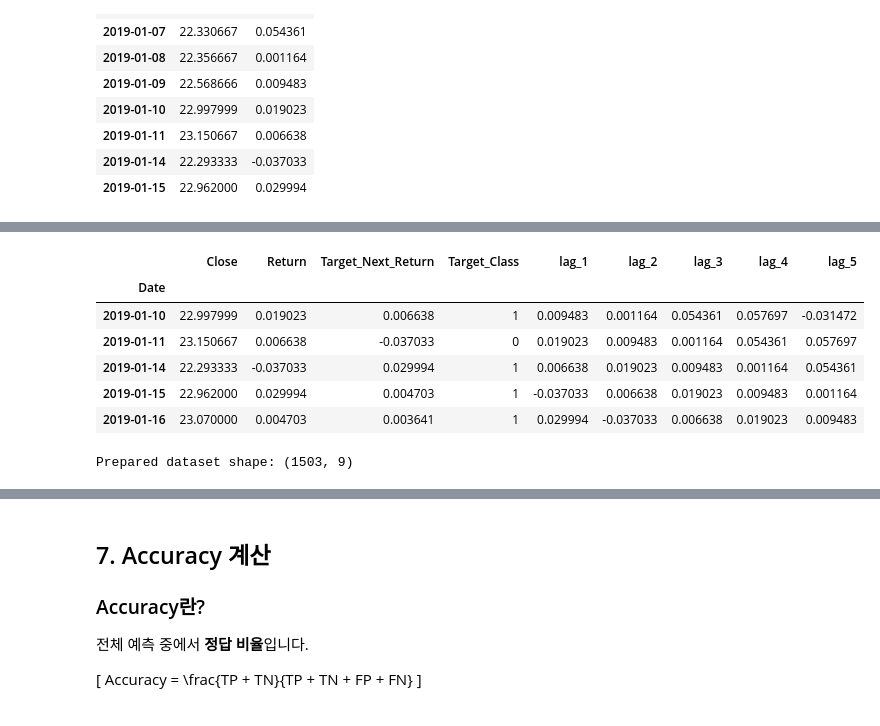
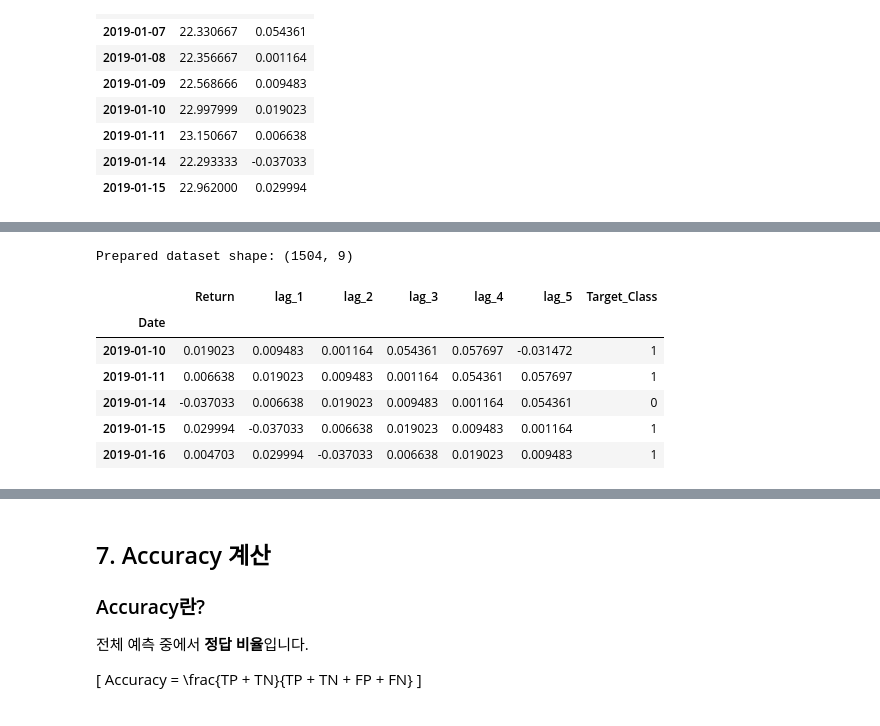
Before and after one commit to nhjung-phd/TimeSeriesAnalysis, a Jupyter notebook: notebooks/42_Classification_Evaluation_Metrics.ipynb, the cells around one changed output, grey strips where cells are left out. Cells and saved outputs as stored; diff of their text form; code cells hidden in the pictures.

```diff
--- a/notebooks/42_Classification_Evaluation_Metrics.ipynb
+++ b/notebooks/42_Classification_Evaluation_Metrics.ipynb
@@ -203,12 +201,3 @@ display(data.head(10))
 | 2019-01-11 | 23.150667 | 0.006638 |
 | 2019-01-14 | 22.293333 | -0.037033 |
 | 2019-01-15 | 22.962000 | 0.029994 |
-# %%
-# ============================================
-# 6. 다음 날 방향성 라벨 생성
-# ============================================
-
-data["Target_Next_Return"] = data["Return"].shift(-1)
-data["Target_Class"] = (data["Target_Next_Return"] > 0).astype(int)
-
-display(data[["Return", "Target_Next_Return", "Target_Class"]].head(10))
@@ -234,0 +204,9 @@ display(data[["Return", "Target_Next_Return", "Target_Class"]].head(10))
+# %%
+# 6. 목표 거래일 t의 상승 여부 라벨 생성
+# 주의: Return.shift(-1)을 목표로 사용한 상태에서 lag_1부터 입력하면
+# 마지막 입력시점(t-1)과 목표시점(t+1)이 두 거래일 벌어집니다.
+# 여기서는 현재 행(t)에 해당하는 Return_t를 라벨로 사용합니다.
+data['Target_Return'] = data['Return']
+data['Target_Class'] = np.where(data['Target_Return'].notna(),
+                                (data['Target_Return'] > 0).astype(int), np.nan)
+display(data[['Return', 'Target_Return', 'Target_Class']].head(10))
@@ -235,23 +237,21 @@ display(data[["Return", "Target_Next_Return", "Target_Class"]].head(10))
 # %%
-# ============================================
-# 7. Lag feature 생성
-# ============================================
-
+# 7. 예측 대상일 t의 직전 수익률 5개 생성
 n_lags = 5
-
 for lag in range(1, n_lags + 1):
-    data[f"lag_{lag}"] = data["Return"].shift(lag)
-
-data = data.dropna().copy()
-
-display(data.head())
-print("Prepared dataset shape:", data.shape)
+    data[f'lag_{lag}'] = data['Return'].shift(lag)
+# 초기 lag 결측과 원래 수익률 결측을 제거하되 마지막 관측일은 유지
+feature_cols = [f'lag_{i}' for i in range(1, n_lags + 1)]
+data = data.dropna(subset=feature_cols + ['Target_Class']).copy()
+data['Target_Class'] = data['Target_Class'].astype(int)
+assert np.allclose(data['lag_1'].iloc[:10], close_price.pct_change().shift(1).loc[data.index].iloc[:10])
+print('Prepared dataset shape:', data.shape)
+display(data[['Return'] + feature_cols + ['Target_Class']].head())
 # %% [output]
+Prepared dataset shape: (1504, 9)
-|  | Close | Return | Target_Next_Return | Target_Class | lag_1 | lag_2 | lag_3 | lag_4 | lag_5 |
-| Date |  |  |  |  |  |  |  |  |  |
-| 2019-01-10 | 22.997999 | 0.019023 | 0.006638 | 1 | 0.009483 | 0.001164 | 0.054361 | 0.057697 | -0.031472 |
-| 2019-01-11 | 23.150667 | 0.006638 | -0.037033 | 0 | 0.019023 | 0.009483 | 0.001164 | 0.054361 | 0.057697 |
-| 2019-01-14 | 22.293333 | -0.037033 | 0.029994 | 1 | 0.006638 | 0.019023 | 0.009483 | 0.001164 | 0.054361 |
-| 2019-01-15 | 22.962000 | 0.029994 | 0.004703 | 1 | -0.037033 | 0.006638 | 0.019023 | 0.009483 | 0.001164 |
-| 2019-01-16 | 23.070000 | 0.004703 | 0.003641 | 1 | 0.029994 | -0.037033 | 0.006638 | 0.019023 | 0.009483 |
+|  | Return | lag_1 | lag_2 | lag_3 | lag_4 | lag_5 | Target_Class |
+| Date |  |  |  |  |  |  |  |
+| 2019-01-10 | 0.019023 | 0.009483 | 0.001164 | 0.054361 | 0.057697 | -0.031472 | 1 |
+| 2019-01-11 | 0.006638 | 0.019023 | 0.009483 | 0.001164 | 0.054361 | 0.057697 | 1 |
+| 2019-01-14 | -0.037033 | 0.006638 | 0.019023 | 0.009483 | 0.001164 | 0.054361 | 0 |
+| 2019-01-15 | 0.029994 | -0.037033 | 0.006638 | 0.019023 | 0.009483 | 0.001164 | 1 |
+| 2019-01-16 | 0.004703 | 0.029994 | -0.037033 | 0.006638 | 0.019023 | 0.009483 | 1 |
-Prepared dataset shape: (1503, 9)
```
Also changed, not shown: parts of 36 cells of this notebook.
